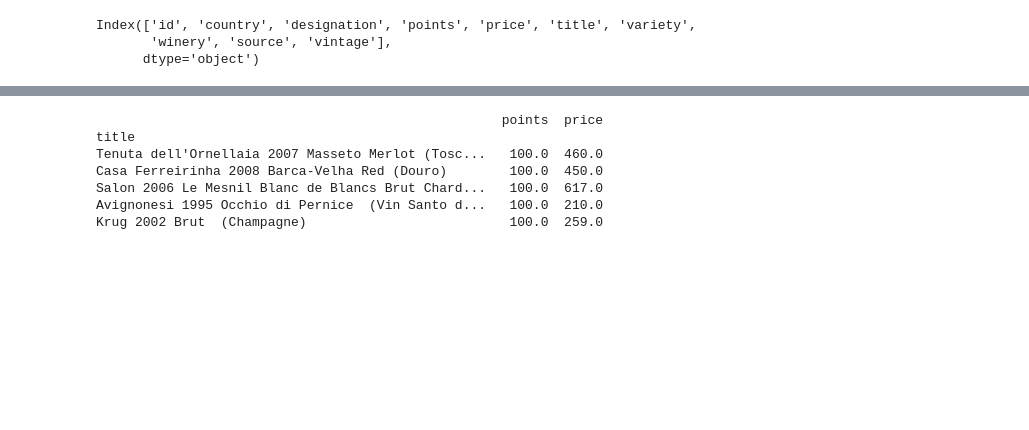
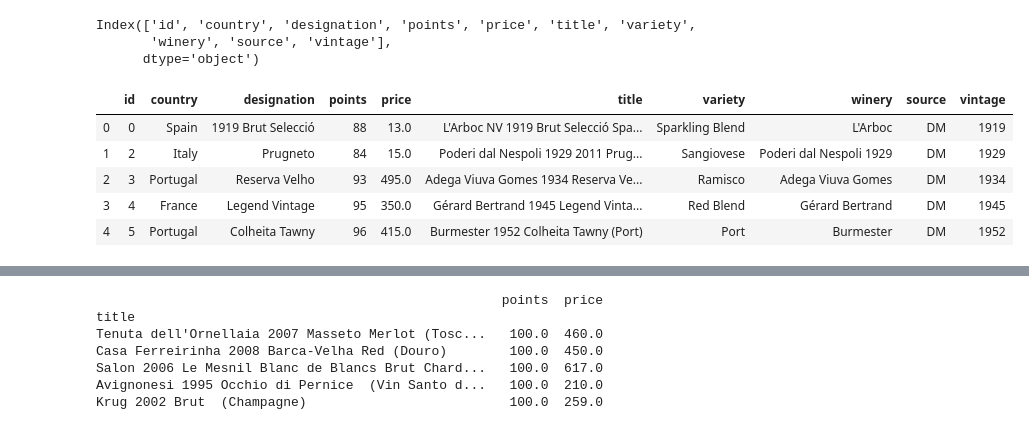
Before and after one commit to Sasmita28/ETL_Project, a Jupyter notebook: ETL_Project_final_sm.ipynb, the cells around one changed output, grey strips where cells are left out. Cells and saved outputs as stored; diff of their text form; code cells hidden in the pictures; blank space fills up the shorter version.

```diff
--- a/ETL_Project_final.ipynb
+++ b/ETL_Project_final_sm.ipynb
@@ -133,10 +133,18 @@ Index(['id', 'country', 'designation', 'points', 'price', 'title', 'variety',
 # %%
 #rearranging the column so that both dataframes have same order of columns
 wine_df_mod2 = wine_df_mod2[['id', 'country', 'designation', 'points', 'price',
        'title', 'variety', 'winery', 'source', 'vintage']]
 #striping the $ from price and converting it to float
 wine_df_mod2['price'] = [x.strip('$') for x in wine_df_mod2['price']]
 wine_df_mod2['price']= wine_df_mod2['price'].astype('float')
+wine_df_mod2.head()
+# %% [output]
+|  | id | country | designation | points | price | title | variety | winery | source | vintage |
+| 0 | 0 | Spain | 1919 Brut Selecció | 88 | 13.0 | L'Arboc NV 1919 Brut Selecció Spa... | Sparkling Blend | L'Arboc | DM | 1919 |
+| 1 | 2 | Italy | Prugneto | 84 | 15.0 | Poderi dal Nespoli 1929 2011 Prug... | Sangiovese | Poderi dal Nespoli 1929 | DM | 1929 |
+| 2 | 3 | Portugal | Reserva Velho | 93 | 495.0 | Adega Viuva Gomes 1934 Reserva Ve... | Ramisco | Adega Viuva Gomes | DM | 1934 |
+| 3 | 4 | France | Legend Vintage | 95 | 350.0 | Gérard Bertrand 1945 Legend Vinta... | Red Blend | Gérard Bertrand | DM | 1945 |
+| 4 | 5 | Portugal | Colheita Tawny | 96 | 415.0 | Burmester 1952 Colheita Tawny (Port) | Port | Burmester | DM | 1952 |
 # %%
 #appending the columns
 wine_df_append= wm_df_mod2.append(wine_df_mod2,ignore_index=True)
```
Also changed, not shown: parts of 3 cells of this notebook.
